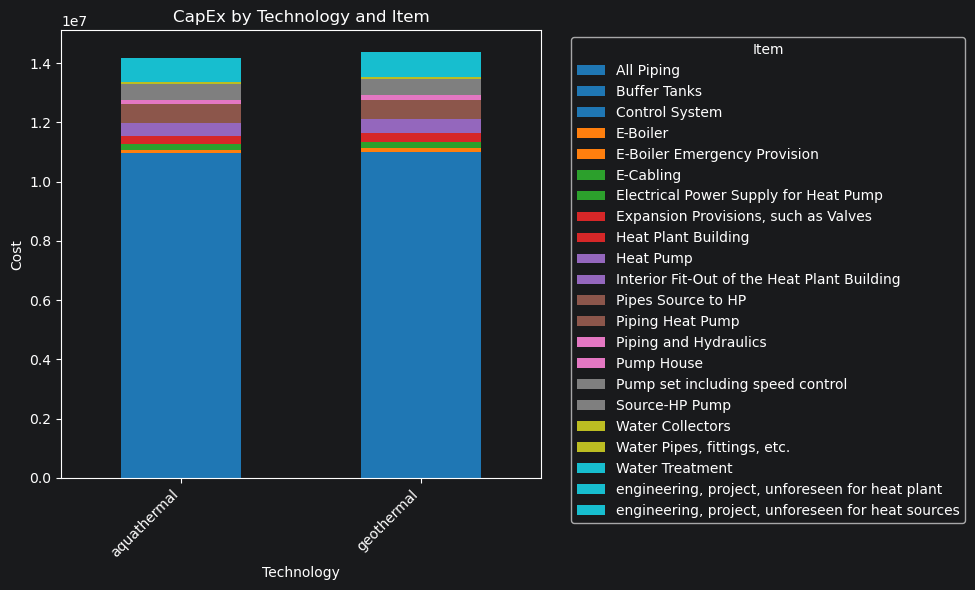
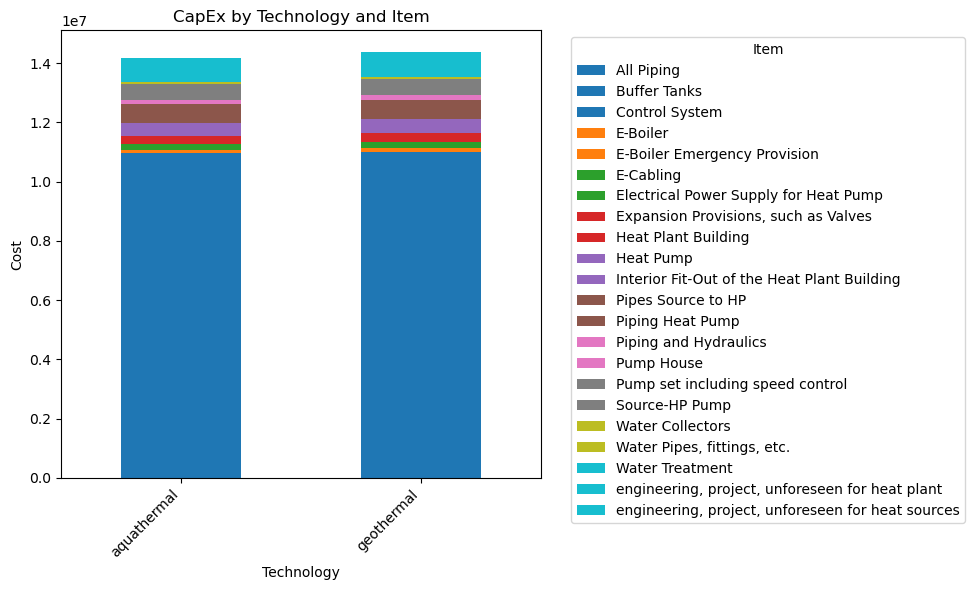
The change to this notebook cell's code, shown as a diff; its figure went from the first image to the second:
--- before
+++ after
@@ -3,4 +3,5 @@
 
 # Plot stacked bar chart
+plt.style.use("default")
 ax = pivot.plot(
     kind="bar",

Commit: chart modifications